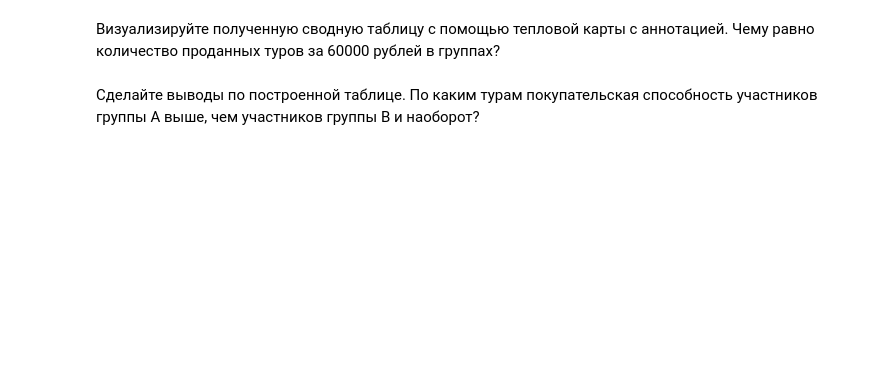
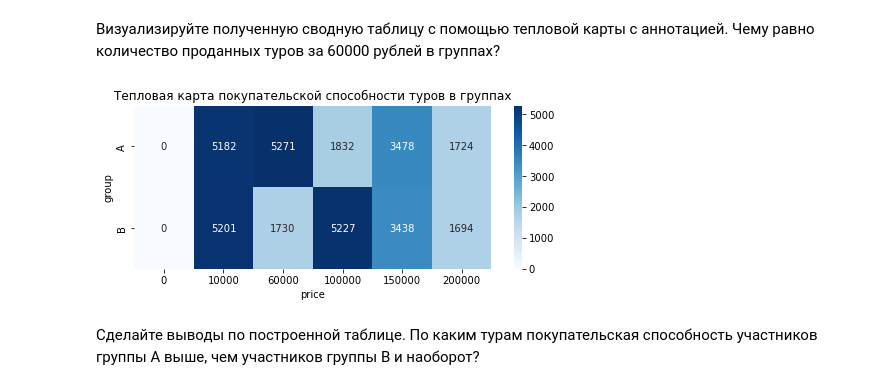
Before and after one commit to Alexx-Yu/python_classes, a Jupyter notebook: Module 27 - EDA-5/Template_EDA_5.ipynb, the cells around one changed output. Drawn from its saved outputs; the diff is of its cells as text; code cells hidden in the pictures; blank space fills up the shorter version.

```diff
--- a/Module 27 - EDA-5/Template_EDA_5.ipynb
+++ b/Module 27 - EDA-5/Template_EDA_5.ipynb
@@ -59,4 +59,8 @@ memory usage: 11.2+ MB
 
 В какой промежуток времени проводился A/B-тест?
 # %%
-# ваш код здесь
+# приведем столбец date к типу данных datetime
+data['date'] = pd.to_datetime(data['date'])
+
+# сгруппируем таблицу по группам и выведем даны начала и конца наблюдения
+data.groupby('group')['date'].agg(['min', 'max'])
@@ -79,4 +109,12 @@ memory usage: 11.2+ MB
 
 *Создайте множество пользователей группы А и множество пользователей группы B. Пересеките два этих множества (операция intersection) и вычислите количество элементов в полученном множестве.*
 # %%
-# ваш код здесь
+# создадим множества пользователей A и B
+a_data = data[data['group'] == 'A']
+b_data = data[data['group'] == 'B']
+
+# найдем перечекающихся пользователей
+user_intersection = set(a_data['user_id']).intersection(set(b_data['user_id']))
+
+# выведем количество пересекающихся пользователей
+len(user_intersection)
@@ -134,4 +199,11 @@ updated_data = data[data['user_id'].apply(lambda x: x not in user_intersection)]
 
 Теперь давайте сравним варианты по покупательской способности туров. Для этого постройте сводную таблицу, которая покажет зависимость количества продаж от группы и цены тура.
 # %%
-# ваш код здесь
+# построим сводную таблицу
+pivot_data = updated_data.pivot_table(index = 'group',
+                                      columns = 'price',
+                                      values = 'purchase',
+                                      aggfunc = 'sum')
+
+# выведем полученную таблицу на жкран
+display(pivot_data)
@@ -139,7 +216,11 @@ updated_data = data[data['user_id'].apply(lambda x: x not in user_intersection)]
 Визуализируйте полученную сводную таблицу с помощью тепловой карты с аннотацией.
 Чему равно количество проданных туров за 60000 рублей в группах?
 # %%
-# ваш код здесь
+fig = plt.figure(figsize=(8, 3))
+ax = sns.heatmap(pivot_data, fmt='0.0f', annot=True, cmap='Blues');
+ax.set_title('Тепловая карта покупательской способности туров в группах');
+# %% [output]
+[figure, added]
 # %% [markdown]
 Сделайте выводы по построенной таблице. По каким турам покупательская способность участников группы А выше, чем участников группы B и наоборот?
 # %% [markdown]
```
Also changed, not shown: parts of 27 cells of this notebook.
